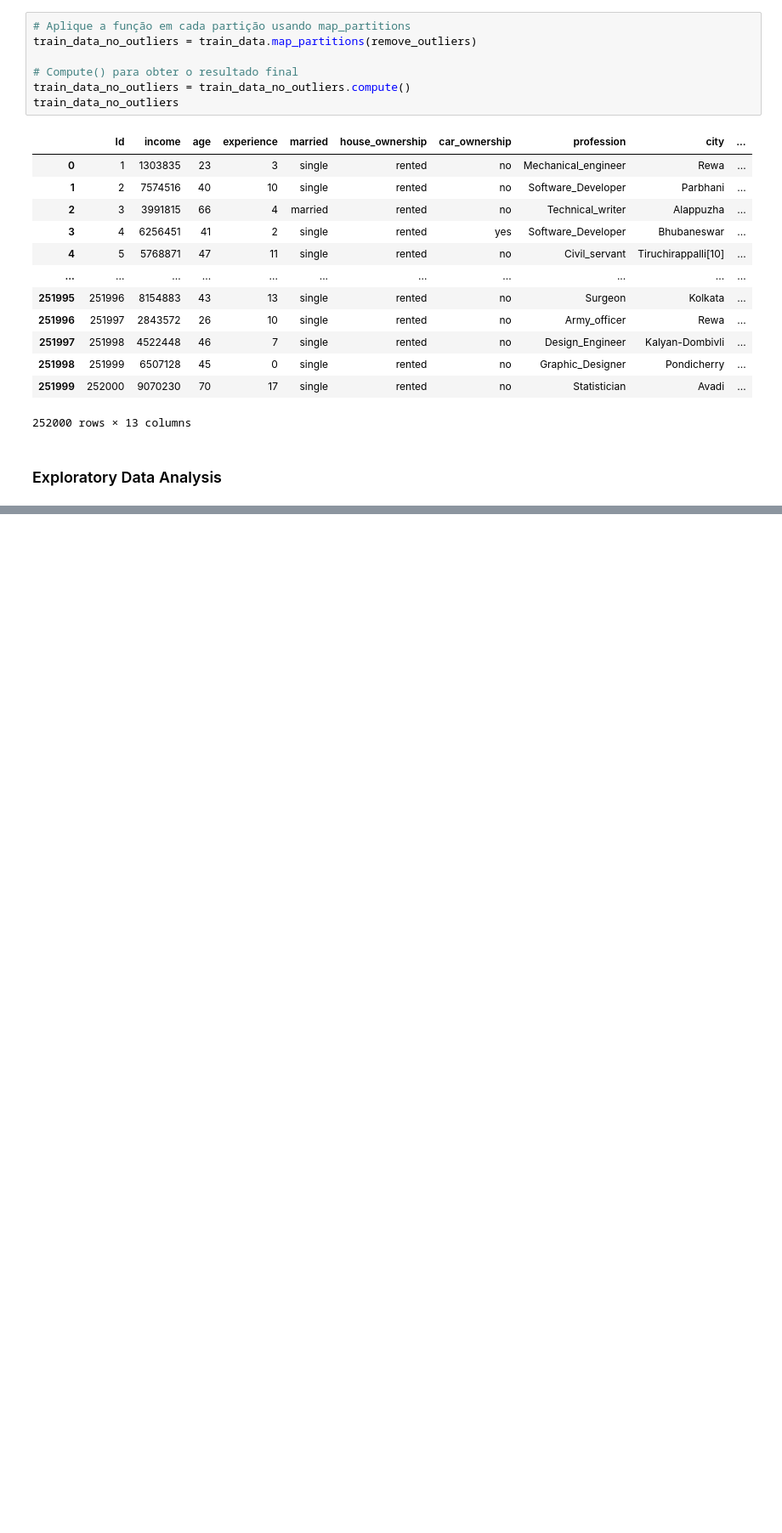
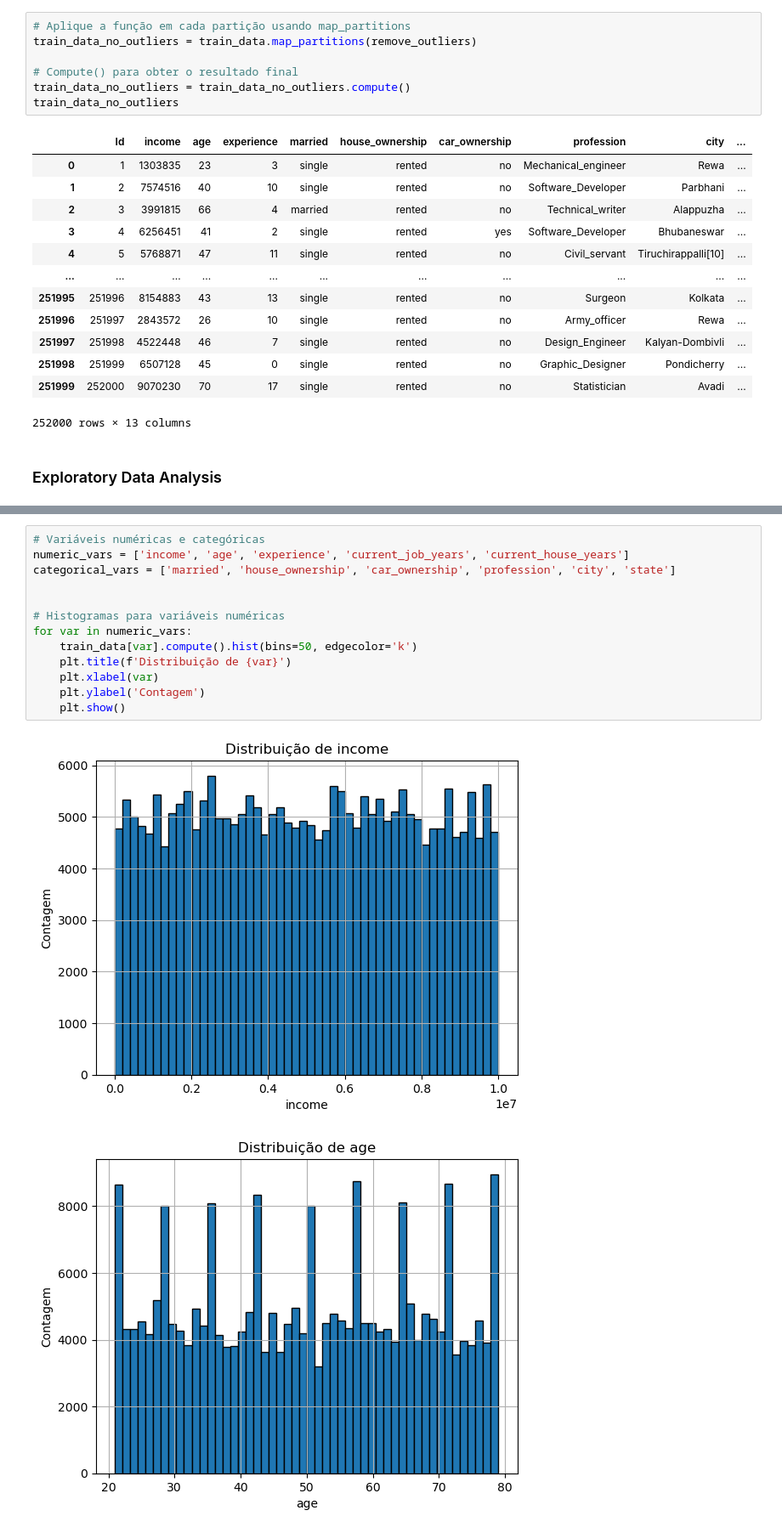
Before and after one commit to gabri190/big-Data-Credit-risk, a Jupyter notebook: project.ipynb, the cells around one changed output, grey strips where cells are left out. Shown at 85% size. Drawn from its saved outputs; the diff is of its cells as text; blank space fills up the shorter version.

```diff
--- a/project.ipynb
+++ b/project.ipynb
@@ -168,0 +223,16 @@ train_data_no_outliers
+# %%
+# Variáveis numéricas e categóricas
+numeric_vars = ['income', 'age', 'experience', 'current_job_years', 'current_house_years']
+categorical_vars = ['married', 'house_ownership', 'car_ownership', 'profession', 'city', 'state']
+
+
+# Histogramas para variáveis numéricas
+for var in numeric_vars:
+    train_data[var].compute().hist(bins=50, edgecolor='k')
+    plt.title(f'Distribuição de {var}')
+    plt.xlabel(var)
+    plt.ylabel('Contagem')
+    plt.show()
+# %% [output]
+[figure, added]
+[figure, added]
```
Also changed, not shown: parts of 25 cells of this notebook.
